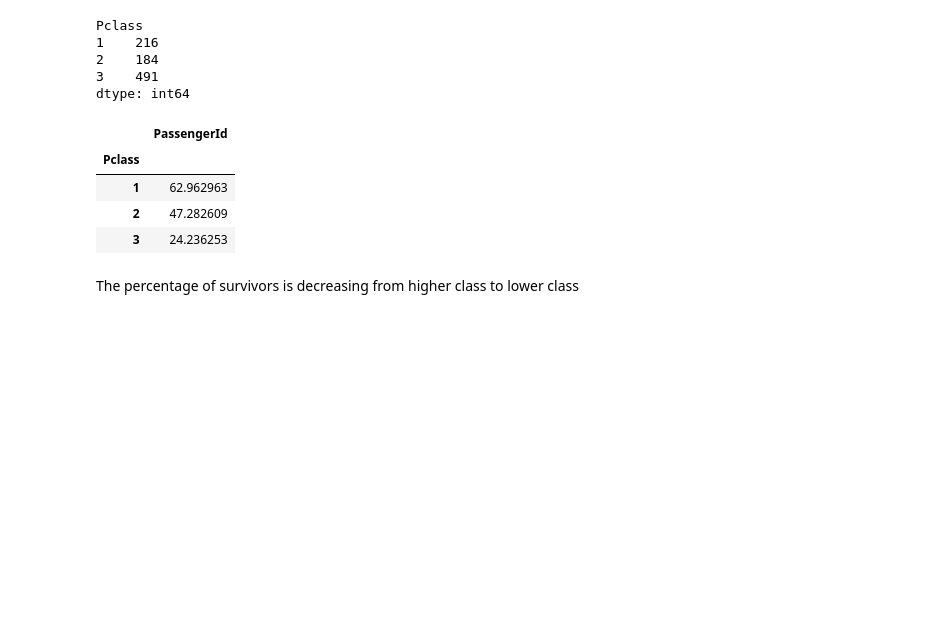
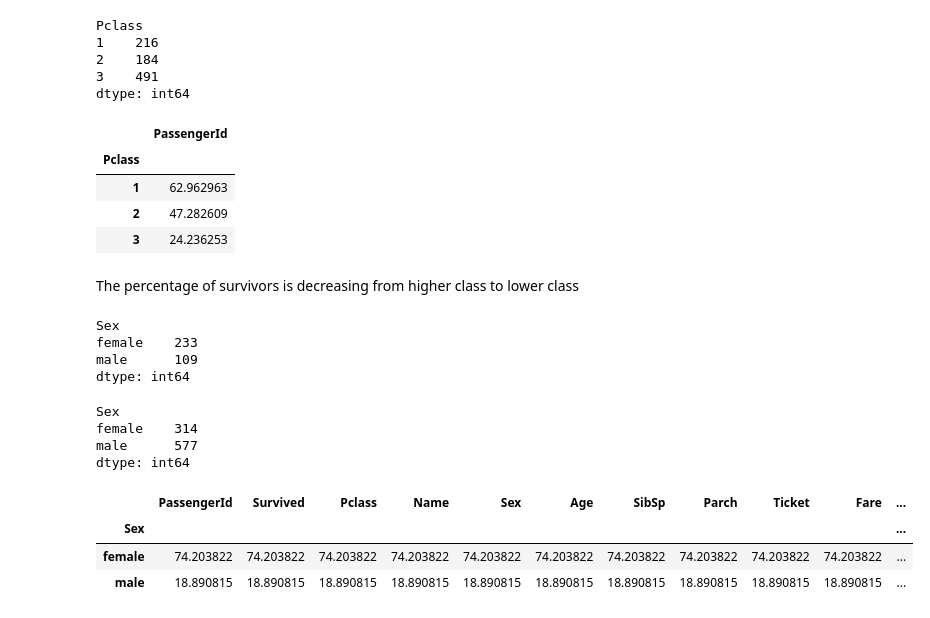
Before and after one commit to neerajms/titanic_data_analysis, a Jupyter notebook: analysis.ipynb, the cells around one changed output. Saved outputs shown, nothing was run; the diff lists cells and outputs as text; code cells hidden in the pictures; blank space fills up the shorter version.

Commit message:
Calculated percentage of survivors based on gender

```diff
--- a/analysis.ipynb
+++ b/analysis.ipynb
@@ -61,3 +61,31 @@ percentage_survivors_classwise
 | 3 | 24.236253 |
 # %% [markdown]
 The percentage of survivors is decreasing from higher class to lower class
+# %%
+# Number of people survived based on gender
+survivor_count_genderwise = data_df[data_df.Survived == 1].groupby('Sex').size()
+survivor_count_genderwise
+# %% [output]
+Sex
+female    233
+male      109
+dtype: int64
+# %%
+# Total number of females and males
+total_count_genderwise = data_df.groupby('Sex').size()
+total_count_genderwise
+# %% [output]
+Sex
+female    314
+male      577
+dtype: int64
+# %%
+# Percentage of people survived based on gender
+percentage_survived_genderwise = data_df.apply(
+    lambda x: 100 * data_df[data_df.Survived == 1].groupby('Sex').size()/data_df.groupby('Sex').size())
+percentage_survived_genderwise
+# %% [output]
+|  | PassengerId | Survived | Pclass | Name | Sex | Age | SibSp | Parch | Ticket | Fare | ... |
+| Sex |  |  |  |  |  |  |  |  |  |  | ... |
+| female | 74.203822 | 74.203822 | 74.203822 | 74.203822 | 74.203822 | 74.203822 | 74.203822 | 74.203822 | 74.203822 | 74.203822 | ... |
+| male | 18.890815 | 18.890815 | 18.890815 | 18.890815 | 18.890815 | 18.890815 | 18.890815 | 18.890815 | 18.890815 | 18.890815 | ... |
```
